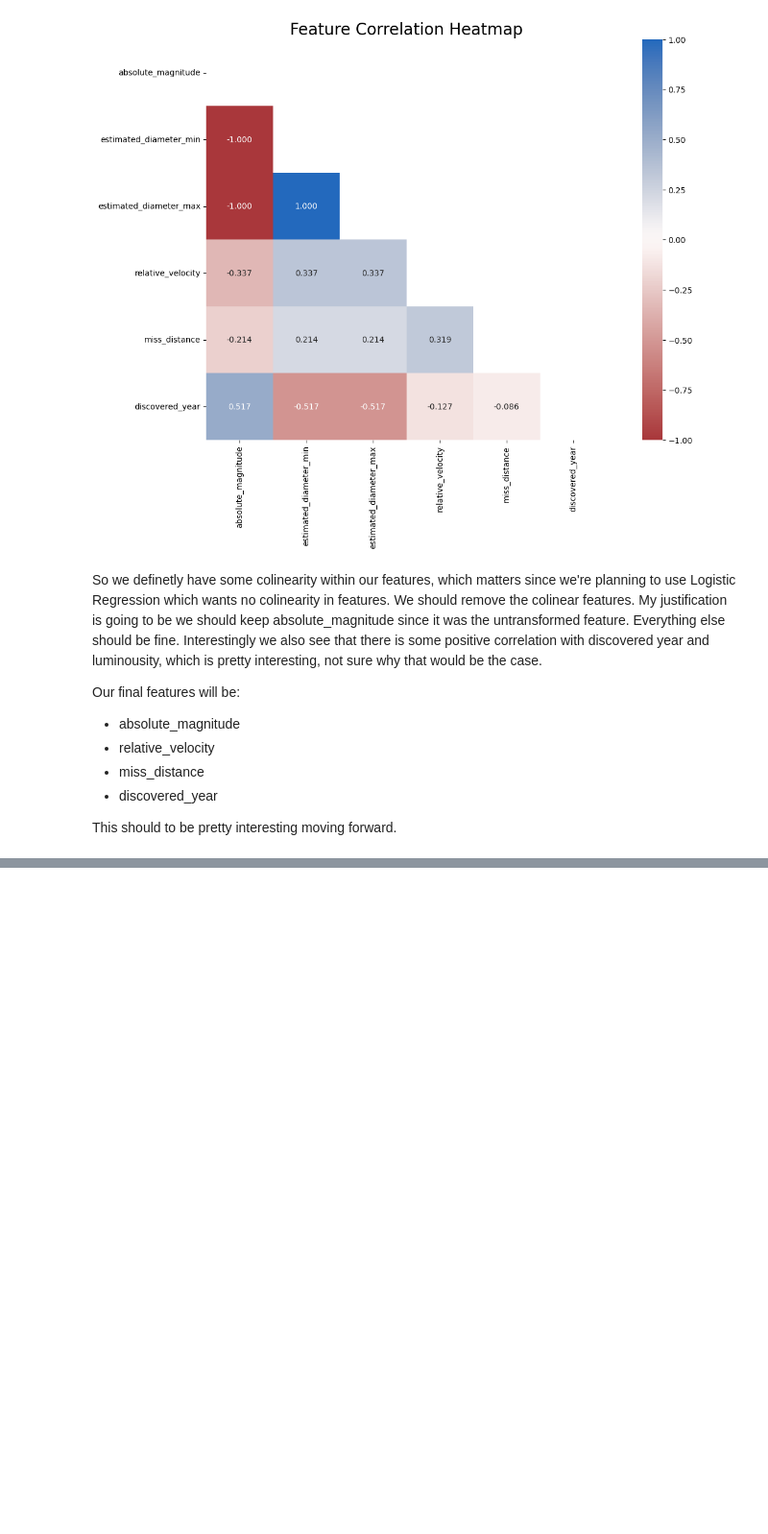
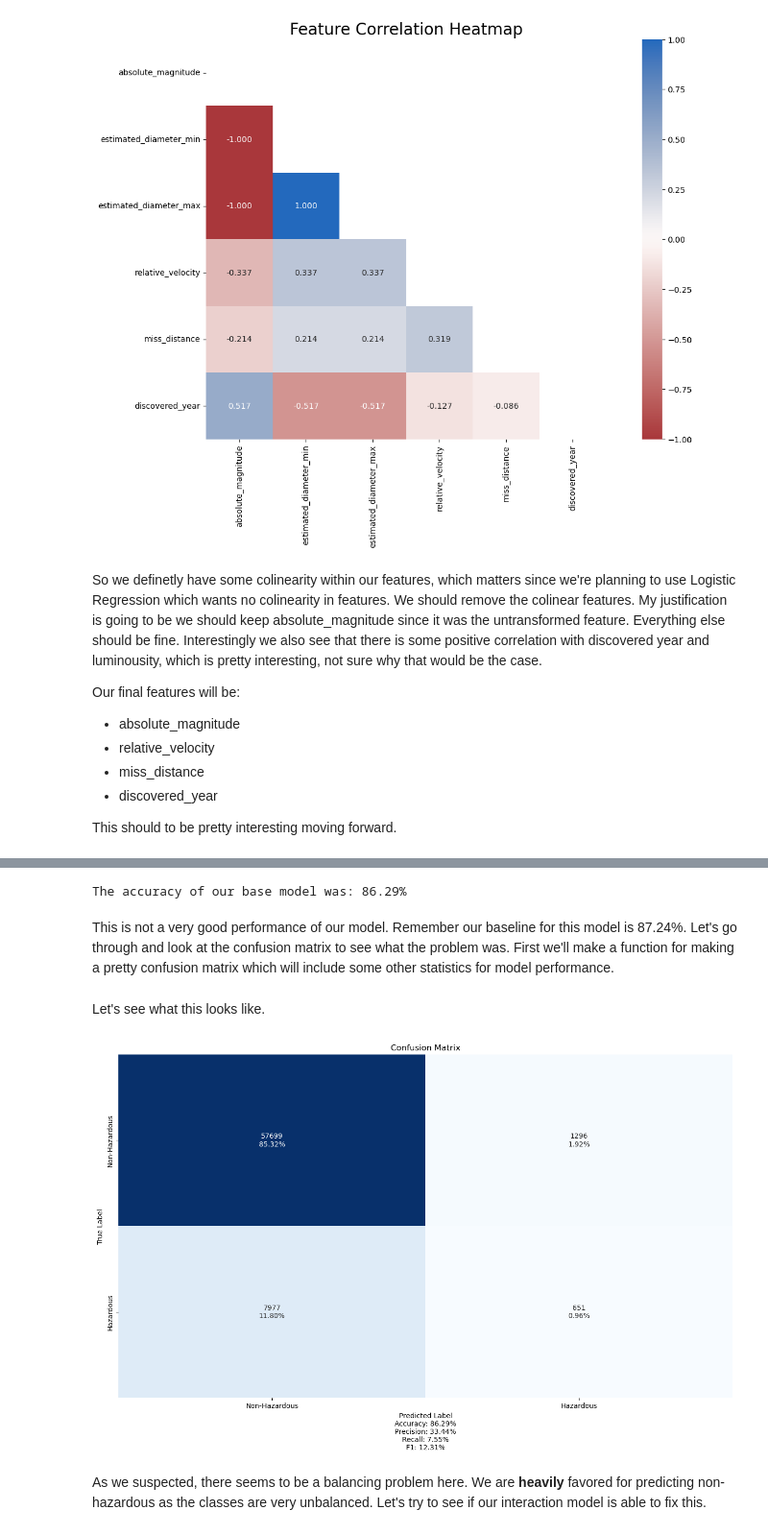
Before and after one commit to SullyRC/Nearest-Earth-Objects-Analysis, a Jupyter notebook: Nearest Object Classification.ipynb, the cells around one changed output, grey strips where cells are left out. Shown at 96% size. Drawn from its saved outputs; the diff is of its cells as text; code cells hidden in the pictures; blank space fills up the shorter version.

Commit message:
Added modeling section to project notebook

```diff
--- a/Nearest Object Classification.ipynb
+++ b/Nearest Object Classification.ipynb
@@ -369,0 +510,19 @@ This should to be pretty interesting moving forward.
+# %%
+base_pipeline = make_pipeline(
+        # Scaler
+        feature_specific_processor(StandardScaler(),['absolute_magnitude','relative_velocity',
+                              'miss_distance']),
+        # Binner
+        feature_specific_processor(KBinsDiscretizer(n_bins=10,encode='onehot-dense'),['discovered_year'])
+)
+
+interaction_pipeline =  make_pipeline(
+        # Scaler
+        feature_specific_processor(StandardScaler(),['absolute_magnitude','relative_velocity',
+                              'miss_distance']),
+        # Interaction Vars
+        feature_specific_processor(PolynomialFeatures(degree=3,interaction_only=True),
+                                   ['absolute_magnitude','relative_velocity',  'miss_distance']),
+        # Binner
+        feature_specific_processor(KBinsDiscretizer(n_bins=10,encode='onehot-dense'),['discovered_year'])
+)
@@ -369,0 +531,5 @@ This should to be pretty interesting moving forward.
+# %%
+X_train_base =  base_pipeline.fit_transform(X_train)
+X_train_interaction = interaction_pipeline.fit_transform(X_train).drop(columns='1')
+X_test_base = base_pipeline.transform(X_test)
+X_test_interaction = interaction_pipeline.transform(X_test).drop(columns='1')
@@ -369,0 +557,3 @@ This should to be pretty interesting moving forward.
+# %%
+base_logit = sma.Logit(y_train.reset_index(drop=True),sma.add_constant(X_train_base)).fit()
+print(base_logit.summary())
@@ -369,0 +584,9 @@ This should to be pretty interesting moving forward.
+# %%
+y_prob_base = base_logit.predict(sma.add_constant(X_test_base))
+y_predicted_base = round(y_prob_base)
+
+print(f"The accuracy of our base model was: {accuracy_score(y_test,y_predicted_base)*100:.2f}%")
+# %% [output]
+The accuracy of our base model was: 86.29%
+# %% [markdown]
+This is not a very good performance of our model. Remember our baseline for this model is 87.24%. Let's go through and look at the confusion matrix to see what the problem was. First we'll make a function for making a pretty confusion matrix which will include some other statistics for model performance.
@@ -369,0 +657,11 @@ This should to be pretty interesting moving forward.
+# %% [markdown]
+Let's see what this looks like.
+# %%
+make_confusion_matrix(y_test,y_predicted_base,cmap='Blues',
+                      cbar=False,xticklabels=['Non-Hazardous','Hazardous'],
+                     yticklabels=['Non-Hazardous','Hazardous'],
+                     title='Confusion Matrix')
+# %% [output]
+[figure, added]
+# %% [markdown]
+As we suspected, there seems to be a balancing problem here. We are **heavily** favored for predicting non-hazardous as the classes are very unbalanced. Let's try to see if our interaction model is able to fix this.
```
Also changed, not shown: parts of 69 cells of this notebook.
